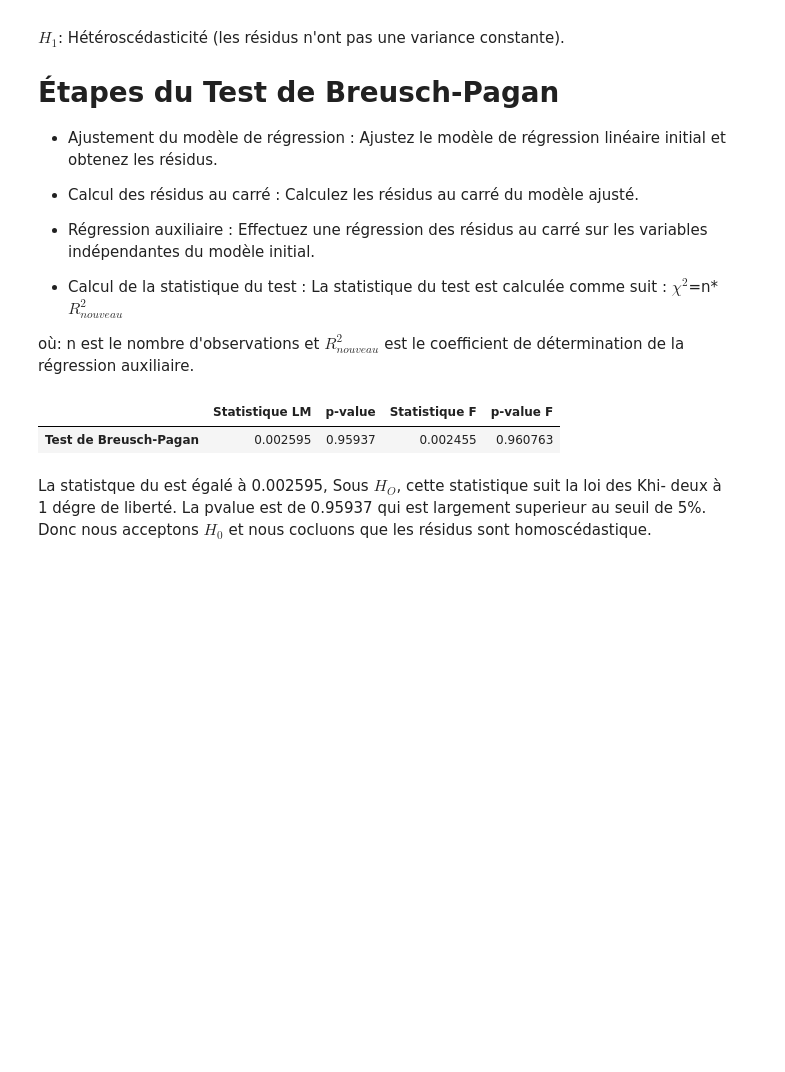
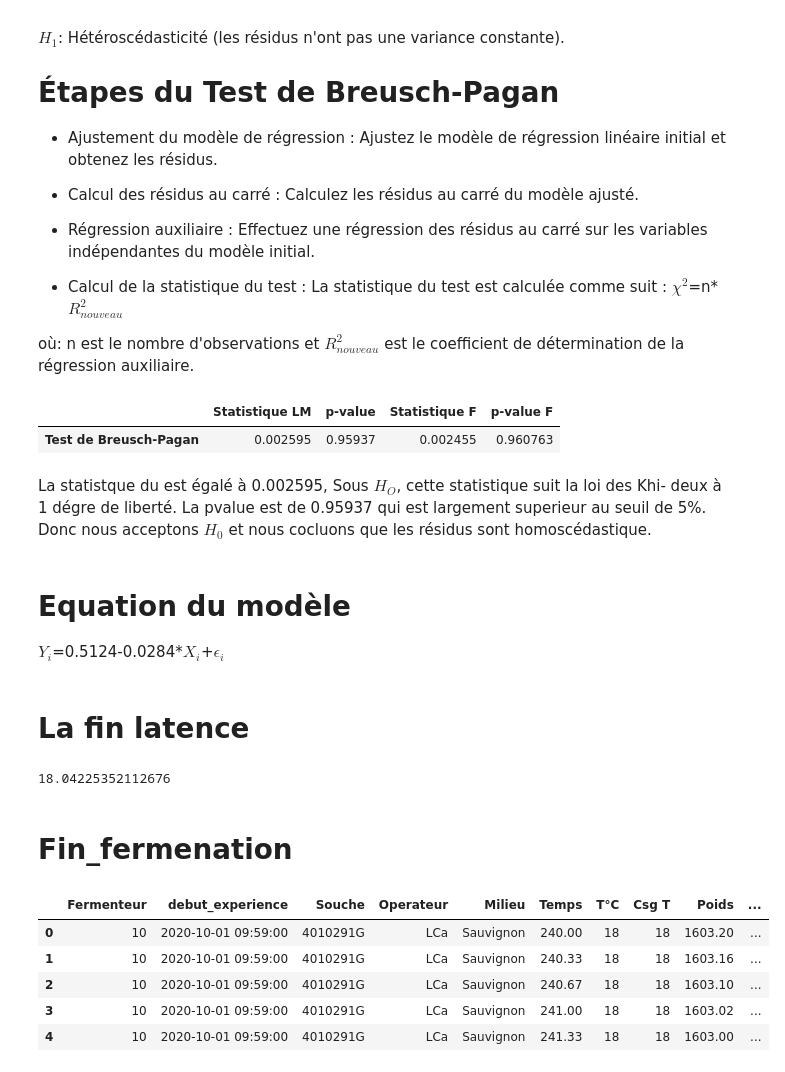
Before and after one commit to bigirimanainnocent12/Regresion_lineaire, a Jupyter notebook: CODE_RAPPORT_DE_STAGE.ipynb, the cells around one changed output. Drawn from its saved outputs; the diff is of its cells as text; code cells hidden in the pictures; blank space fills up the shorter version.

```diff
--- a/CODE_RAPPORT_DE_STAGE.ipynb
+++ b/CODE_RAPPORT_DE_STAGE.ipynb
@@ -246,3 +239,34 @@ display(df)
 | Test de Breusch-Pagan | 0.002595 | 0.95937 | 0.002455 | 0.960763 |
 # %% [markdown]
 La statistque du est égalé à 0.002595, Sous $H_O$, cette statistique suit la loi des Khi- deux à 1 dégre de liberté. La pvalue est de 0.95937 qui est largement superieur au seuil de 5%. Donc nous acceptons $H_0$ et nous cocluons que les résidus sont homoscédastique.
+# %% [markdown]
+# **Equation du modèle**
+
+$Y_i$=0.5124-0.0284*$X_i$+$\epsilon_i$
+# %% [markdown]
+# **La fin latence**
+# %%
+0.5124/0.0284
+# %% [output]
+18.04225352112676
+# %% [markdown]
+# **Fin_fermenation**
+# %%
+import pandas as pd
+
+try:
+    fermenation= pd.read_excel('/content/FIN FERMENTATIOJN.xlsx')
+    display(fermenation.head())
+except FileNotFoundError:
+    print("Error: 'example.xlsx' not found. Please ensure the file exists in the current directory.")
+    fermenation = None
+except Exception as e:
+    print(f"An unexpected error occurred: {e}")
+    fermenation = None
+# %% [output]
+|  | Fermenteur | debut_experience | Souche | Operateur | Milieu | Temps | T°C | Csg T | Poids | ... |
+| 0 | 10 | 2020-10-01 09:59:00 | 4010291G | LCa | Sauvignon | 240.00 | 18 | 18 | 1603.20 | ... |
+| 1 | 10 | 2020-10-01 09:59:00 | 4010291G | LCa | Sauvignon | 240.33 | 18 | 18 | 1603.16 | ... |
+| 2 | 10 | 2020-10-01 09:59:00 | 4010291G | LCa | Sauvignon | 240.67 | 18 | 18 | 1603.10 | ... |
+| 3 | 10 | 2020-10-01 09:59:00 | 4010291G | LCa | Sauvignon | 241.00 | 18 | 18 | 1603.02 | ... |
+| 4 | 10 | 2020-10-01 09:59:00 | 4010291G | LCa | Sauvignon | 241.33 | 18 | 18 | 1603.00 | ... |
```
Also changed, not shown: parts of 12 cells of this notebook.
